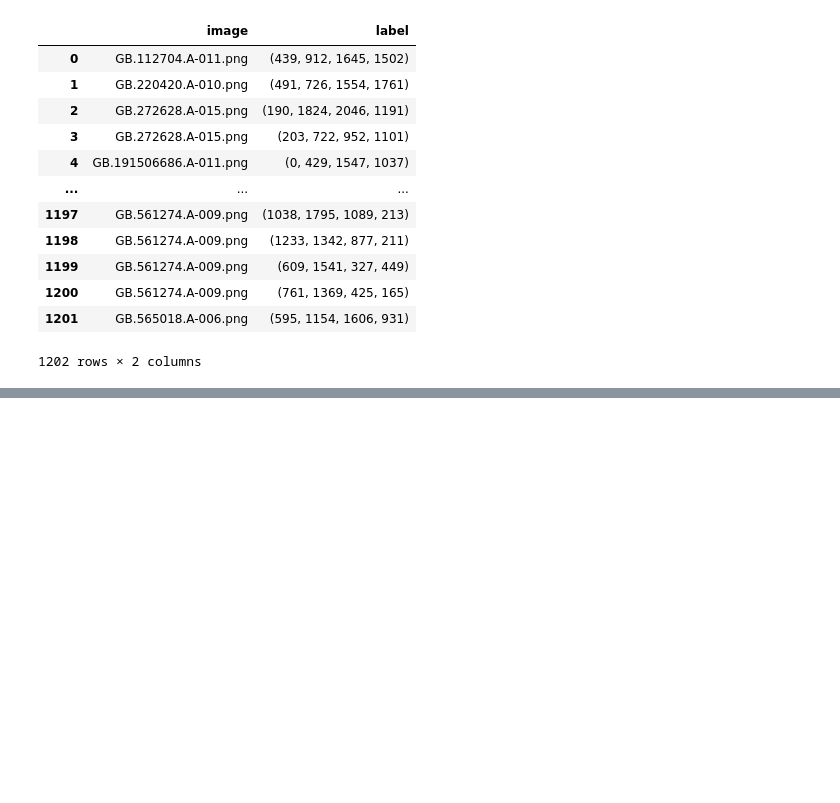
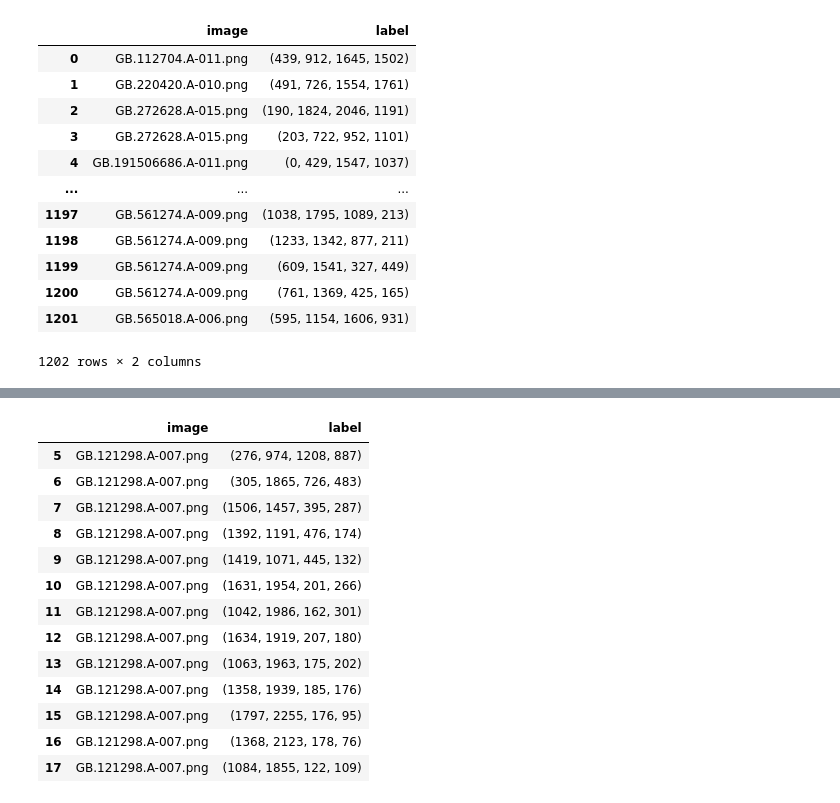
Before and after one commit to hadiyahya11/patent_seg, a Jupyter notebook: contour_seg.ipynb, the cells around one changed output, grey strips where cells are left out. Drawn from its saved outputs; the diff is of its cells as text; code cells hidden in the pictures; blank space fills up the shorter version.

```diff
--- a/contour_seg.ipynb
+++ b/contour_seg.ipynb
@@ -416,0 +532,5 @@ IndexError: index 0 is out of bounds for axis 0 with size 0
+# %%
+image = 'GB.121298.A-007.png'
+df1 = data[data['image'] == image]
+df2 = samples[samples['image'] == image]
+df1
@@ -416,0 +547,17 @@ IndexError: index 0 is out of bounds for axis 0 with size 0
+# %%
+df2
+# %% [output]
+|  | image | label |
+| 5 | GB.121298.A-007.png | (276, 974, 1208, 887) |
+| 6 | GB.121298.A-007.png | (305, 1865, 726, 483) |
+| 7 | GB.121298.A-007.png | (1506, 1457, 395, 287) |
+| 8 | GB.121298.A-007.png | (1392, 1191, 476, 174) |
+| 9 | GB.121298.A-007.png | (1419, 1071, 445, 132) |
+| 10 | GB.121298.A-007.png | (1631, 1954, 201, 266) |
+| 11 | GB.121298.A-007.png | (1042, 1986, 162, 301) |
+| 12 | GB.121298.A-007.png | (1634, 1919, 207, 180) |
+| 13 | GB.121298.A-007.png | (1063, 1963, 175, 202) |
+| 14 | GB.121298.A-007.png | (1358, 1939, 185, 176) |
+| 15 | GB.121298.A-007.png | (1797, 2255, 176, 95) |
+| 16 | GB.121298.A-007.png | (1368, 2123, 178, 76) |
+| 17 | GB.121298.A-007.png | (1084, 1855, 122, 109) |
```
Also changed, not shown: parts of 29 cells of this notebook.
